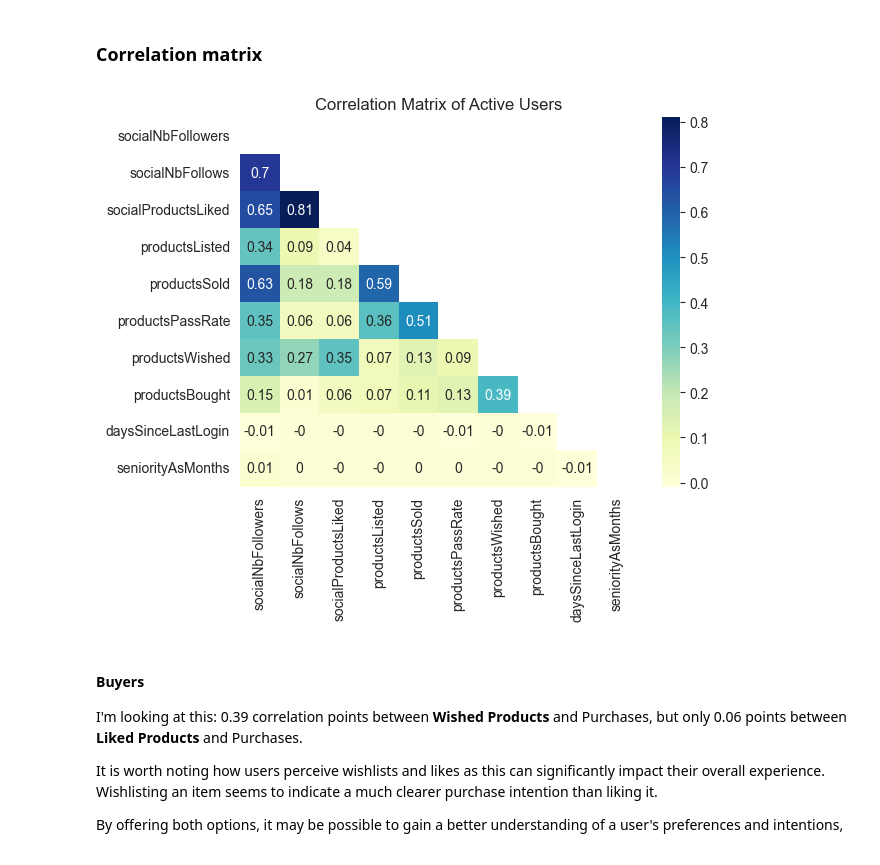
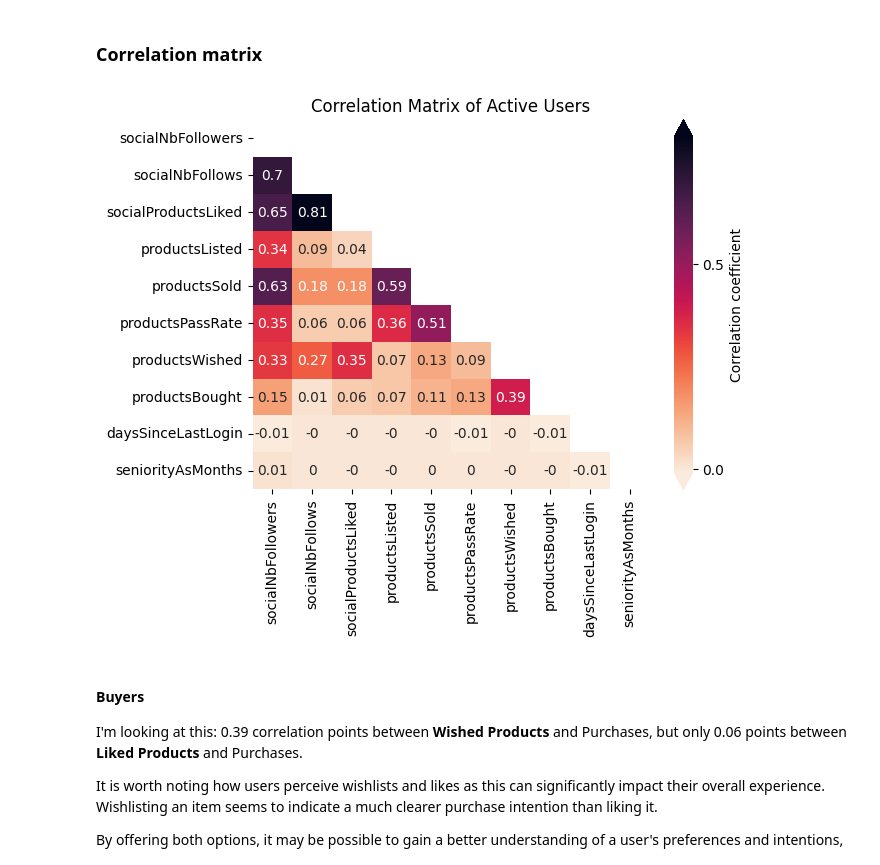
Before and after one commit to melvil44/data_analyst_portfolio, a Jupyter notebook: C2C_buyer_seller_analysis/main.ipynb, the cells around one changed output. Cells and saved outputs as stored; diff of their text form; code cells hidden in the pictures.

```diff
--- a/C2C_buyer_seller_analysis/main.ipynb
+++ b/C2C_buyer_seller_analysis/main.ipynb
@@ -217,21 +217,21 @@ Among the sellers mentioned above, some may also be as buyers and vice versa.
 # %%
 # select only the numerical columns
 num_cols = users_new.select_dtypes(include='number').columns
 
 # compute the correlation matrix
 corr_matrix = users_new[num_cols].corr().round(2)
 
 # create a mask to hide the upper triangle of the matrix
 mask = np.triu(np.ones_like(corr_matrix, dtype=bool))
 
-# plot the heatmap
-sns.heatmap(corr_matrix, mask=mask, annot=True, cmap="YlGnBu")
+# plot the heatmap with the "rocket" color palette and inverted colors
+sns.heatmap(corr_matrix, mask=mask, annot=True, cmap="rocket_r", cbar_kws={"ticks": np.arange(1, -1.1, -0.5), "orientation": "vertical", "extend": "both", "label": "Correlation coefficient"})
 
 # set the title and show the plot
 plt.title("Correlation Matrix of Active Users")
 plt.show()
 # %% [output]
-[figure, old version]
+[figure, new version]
 # %% [markdown]
 #### Buyers
 
```
Also changed, not shown: parts of 1 cell of this notebook.
